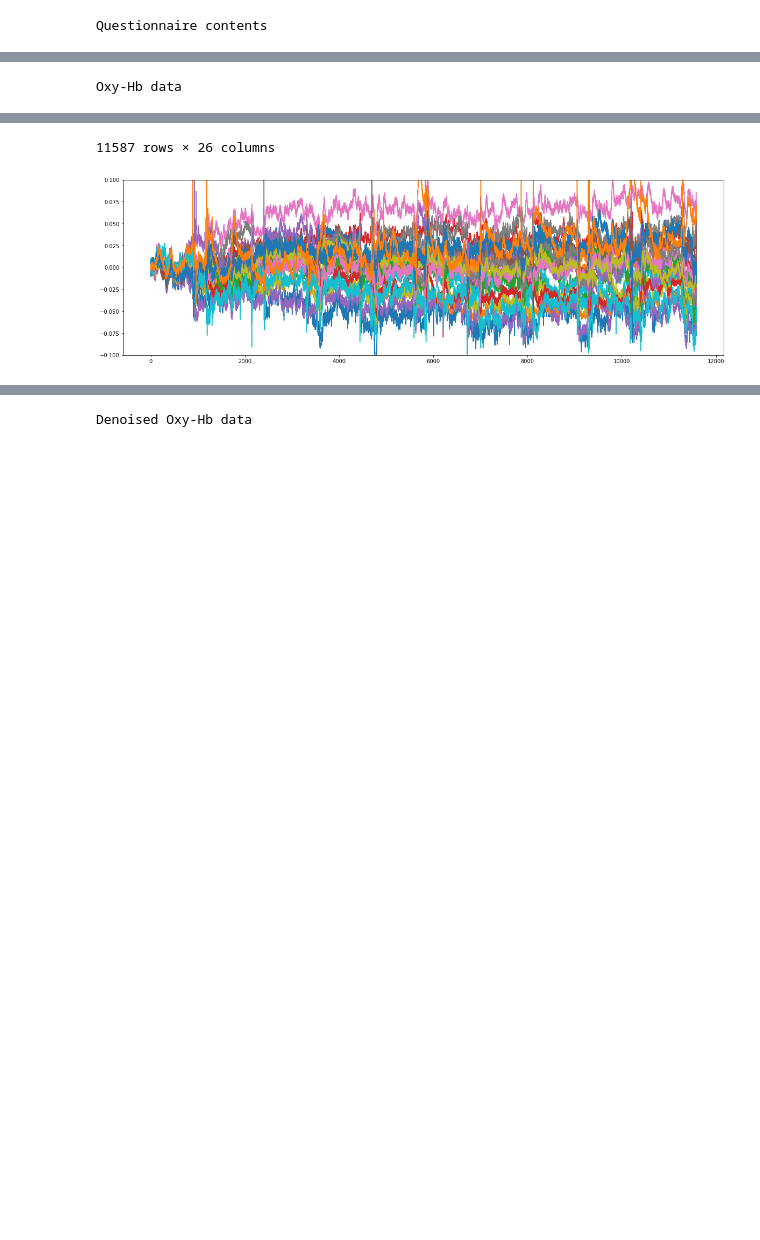
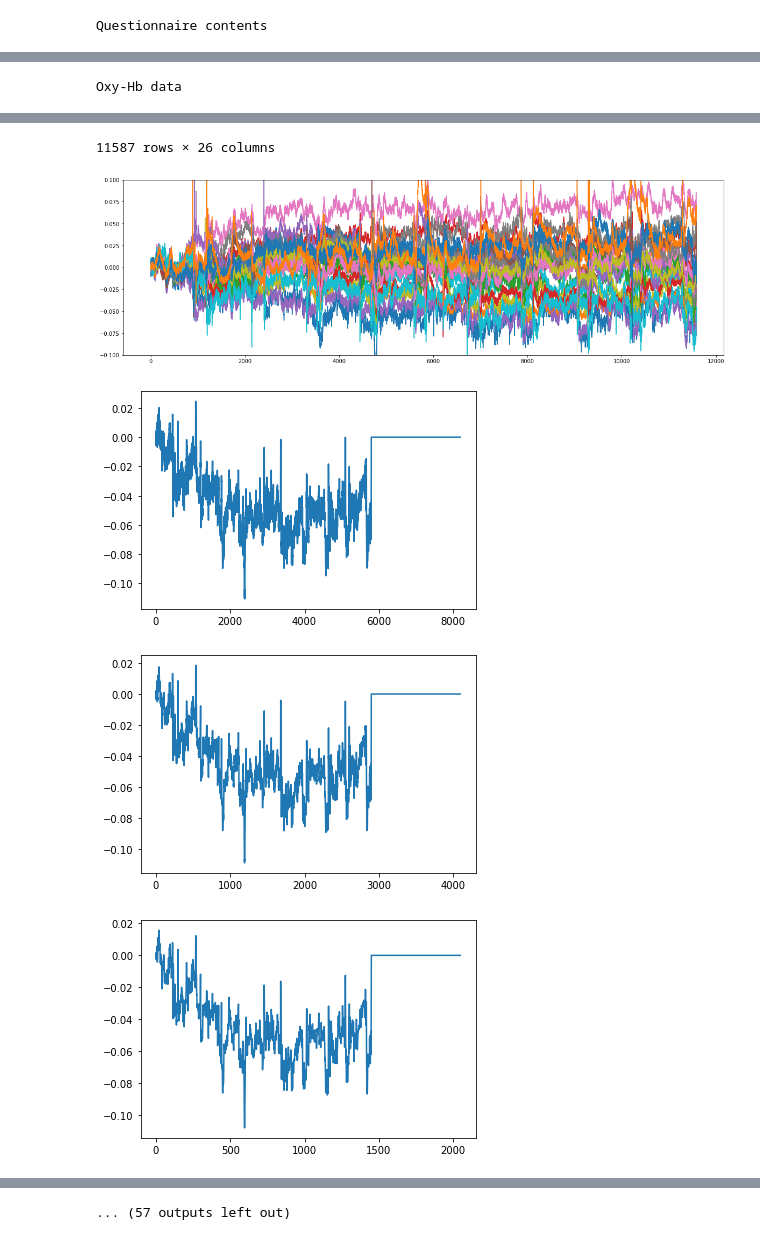
Before and after one commit to YUTATanamoto/nirs-analysis, a Jupyter notebook: analyze-nirs-data.ipynb, the cells around one changed output, grey strips where cells are left out. Drawn from its saved outputs; the diff is of its cells as text; code cells hidden in the pictures; blank space fills up the shorter version.

Commit message:
format figures

```diff
--- a/analyze-nirs-data.ipynb
+++ b/analyze-nirs-data.ipynb
@@ -115,7 +115,7 @@ denoised_oxy_values = np.zeros(wavelet_input.shape)
 resample_x = np.linspace(0, wavelet_input.shape[1], wavelet_input.shape[1])
 add_count = 0
 minimum_frequency = 0.004  # [Hz]
-maximum_frequency = 0.1    # [Hz]
+maximum_frequency = 1    # [Hz]
 while wavelet_input.shape[1] > 1:
     count += 1
     period *= 2
@@ -130,6 +130,8 @@ while wavelet_input.shape[1] > 1:
             resampled_wavelet_output[i] = interpolated_wavelet_output_per_channel(resample_x)
         denoised_oxy_values += resampled_wavelet_output
         add_count += 1
+    plt.plot(wavelet_output[0])
+    plt.show()
 denoised_oxy_values = np.hstack([info_values, denoised_oxy_values.T[:-num_paddings]/add_count])
 denoised_oxy_df = pd.DataFrame(
     denoised_oxy_values,
@@ -142,8 +144,8 @@ plt.plot(denoised_oxy_df[channel_names].values)
 plt.ylim(-0.1, 0.1)
 plt.show()
 
-# for each trial, caluculate z-scores of task samples and create dataframe.
-z_normalized_task_samples_list = []
+# for each trial, normalize task samples using rest samples and create dataframe.
+normalized_task_samples_list = []
 means_list = []
 variations_list = []
 task_infomations_list = []
@@ -157,12 +159,18 @@ for trial_count in range(1, num_trials+1):
     task_infomations = oxy_df_while_task[info_labels].values
     task_infomations_list.append(task_infomations)
     task_samples = oxy_df_while_task[oxy_value_labels].values.astype(float).T
+    rest_samples = oxy_df_while_preseding_rest[oxy_value_labels].values.astype(float).T
+    rest_sample_means = np.mean(rest_samples, axis=1)
+    rest_sample_stds = np.std(rest_samples, axis=1)
     task_sample_means = np.mean(task_samples, axis=1)
     task_sample_stds = np.std(task_samples, axis=1)
-    z_normalized_task_samples = np.zeros(task_samples.shape)
+    normalized_task_samples = np.zeros(task_samples.shape)
     for i in range(task_samples.shape[0]):
-        z_normalized_task_samples[i] = (task_samples[i]-task_sample_means[i])/task_sample_stds[i]
-    z_normalized_task_samples_list.append(z_normalized_task_samples)
+        normalized_task_samples[i] = (task_samples[i]-rest_sample_means[i])/rest_sample_stds[i]
+    normalized_task_samples_list.append(normalized_task_samples)
+    means_list.append(np.mean(normalized_task_samples, axis=1))
+    variations = normalized_task_samples[:, -1] - normalized_task_samples[:, 0]
+    variations_list.append(variations)
 
     # visualize data
     print('\n\n\nTrial count -> {}'.format(trial_count))
@@ -192,11 +200,6 @@ for trial_count in range(1, num_trials+1):
             labeltop=False
         )
     plt.show()
-    all_channel_samples = oxy_df_while_task[oxy_value_labels].values.T
-    means = np.mean(all_channel_samples, axis=1)
-    means_list.append(means)
-    variations = all_channel_samples[:, -1] - all_channel_samples[:, 0]
-    variations_list.append(variations)
     reshaped_means = np.zeros([3, 16])
     reshaped_means[0,1:15:2] = means[:7]
     reshaped_means[0,2:16:2] = means[:7]
@@ -209,14 +212,14 @@ for trial_count in range(1, num_trials+1):
     sns.heatmap(reshaped_means, center=0, cmap='bwr')
     plt.show()
 
-z_normalized_task_samples_array = np.reshape(np.array(z_normalized_task_samples_list), [num_task_samples*num_trials, num_channels])
+normalized_task_samples_array = np.reshape(np.array(normalized_task_samples_list), [num_task_samples*num_trials, num_channels])
 task_infomations_array = np.reshape(np.array(task_infomations_list), [num_task_samples*num_trials, num_information_columns])
-z_normalized_task_sample_df = pd.DataFrame(
-    np.hstack([task_infomations_array, z_normalized_task_samples_array]),
+normalized_task_sample_df = pd.DataFrame(
+    np.hstack([task_infomations_array, normalized_task_samples_array]),
     columns=oxy_df_column_labels
 )
 print('\n\n\nZ-normalized Oxy-Hb data')
-display(z_normalized_task_sample_df)
+display(normalized_task_sample_df)
 
 # calculate correlations between questionnaire results and Oxy-Hb mean values
 means_array = np.array(means_list).astype(float)
@@ -231,7 +234,7 @@ display(mean_with_questionnaire_result_df)
 print('\n\n\nCorrelations between questionnaire results and Oxy-Hb mean values')
 questionnaire_and_mean_correlations = mean_with_questionnaire_result_df.corr().loc[oxy_value_labels,questionnaire_ids]
 plt.figure(figsize=(20,20))
-sns.heatmap(questionnaire_and_mean_correlations, vmax=10, vmin=-10, center=0, annot=True)
+sns.heatmap(questionnaire_and_mean_correlations, vmax=1, vmin=-1, center=0, annot=True)
 plt.show()
 
 # calculate correlation between questionnaire results and Oxy-Hb variations(task start - task end)
@@ -253,30 +256,33 @@ plt.show()
 Questionnaire results
 |  | experiment_date | trial_count | image | q1 | q2 | q3 | q4 | q5 | q6 | q7 | ... |
 | 0 | 0713 | 1 | 0713_1.jpg | 5 | 5 | 5 | 5 | 5 | 4 | 5 | ... |
 | 1 | 0713 | 2 | 0713_2.jpg | 3 | 3 | 3 | 3 | 3 | 3 | 3 | ... |
 | 2 | 0713 | 3 | 0713_3.jpg | 2 | 2 | 3 | 2 | 3 | 3 | 3 | ... |
 | 3 | 0713 | 4 | 0713_4.jpg | 2 | 2 | 3 | 2 | 3 | 3 | 2 | ... |
 | 4 | 0713 | 5 | 0713_5.jpg | 4 | 4 | 4 | 4 | 4 | 4 | 4 | ... |
 | 5 | 0713 | 6 | 0713_6.jpg | 5 | 5 | 5 | 5 | 5 | 3 | 5 | ... |
 | 6 | 0713 | 7 | 0713_7.jpg | 3 | 4 | 4 | 4 | 4 | 3 | 3 | ... |
 | 7 | 0713 | 8 | 0713_8.jpg | 2 | 1 | 2 | 2 | 2 | 2 | 3 | ... |
 | 8 | 0713 | 9 | 0713_9.jpg | 1 | 1 | 3 | 2 | 2 | 3 | 2 | ... |
 | 9 | 0713 | 10 | 0713_10.jpg | 4 | 4 | 4 | 4 | 4 | 4 | 4 | ... |
 Questionnaire contents
 |  | q1 | q2 | q3 | q4 | q5 | q6 | q7 | q8 | q9 |
 | 0 | 退屈な-面白い | 嫌い-好き | 不快-快 | 豊かでない-豊かである | ポジティブでない-ポジティブである | 暗い-明るい | 弱々しい-力強い | 平凡な-独創的な | 理性的な-感情的な |
 Oxy-Hb data
 |  | experiment_date | time | trial_count | trial_category | ch-1 | ch-2 | ch-3 | ch-4 | ch-5 | ... |
 | 0 | 0713 | 0.000 | 0 |  | 0.000000 | 0.000000 | 0.000000 | 0.000000 | 0.000000 | ... |
 | 1 | 0713 | 0.150 | 0 |  | -0.010916 | 0.003867 | 0.006667 | 0.003237 | 0.002989 | ... |
 | 2 | 0713 | 0.300 | 0 |  | 0.001431 | 0.003377 | 0.007147 | 0.003741 | 0.002111 | ... |
 | 3 | 0713 | 0.450 | 0 |  | -0.002045 | 0.001742 | 0.004772 | 0.002395 | -0.003275 | ... |
 | 4 | 0713 | 0.600 | 0 |  | 0.001474 | 0.000238 | 0.000823 | -0.000762 | -0.005549 | ... |
 | ... | ... | ... | ... | ... | ... | ... | ... | ... | ... | ... |
 | 11582 | 0713 | 1737.300 | 10 | questionnaire | -0.071698 | -0.058509 | -0.042237 | 0.033209 | -0.065773 | ... |
 | 11583 | 0713 | 1737.450 | 10 | questionnaire | -0.064951 | -0.058814 | -0.042617 | 0.030935 | -0.067479 | ... |
 | 11584 | 0713 | 1737.600 | 10 | questionnaire | -0.066047 | -0.060842 | -0.045839 | 0.026885 | -0.071183 | ... |
 | 11585 | 0713 | 1737.750 | 10 | questionnaire | -0.073903 | -0.063848 | -0.049477 | 0.024036 | -0.073848 | ... |
 | 11586 | 0713 | 1737.900 | 10 | questionnaire | -0.073584 | -0.067520 | -0.053097 | 0.020313 | -0.077738 | ... |
 11587 rows × 26 columns
 [figure]
+[figure, new version]
+[figure, added]
+[figure, added]
@@ -283 +290 @@ Oxy-Hb data
-Denoised Oxy-Hb data
+... (57 outputs left out)
```
Also changed, not shown: parts of 1 cell of this notebook.
